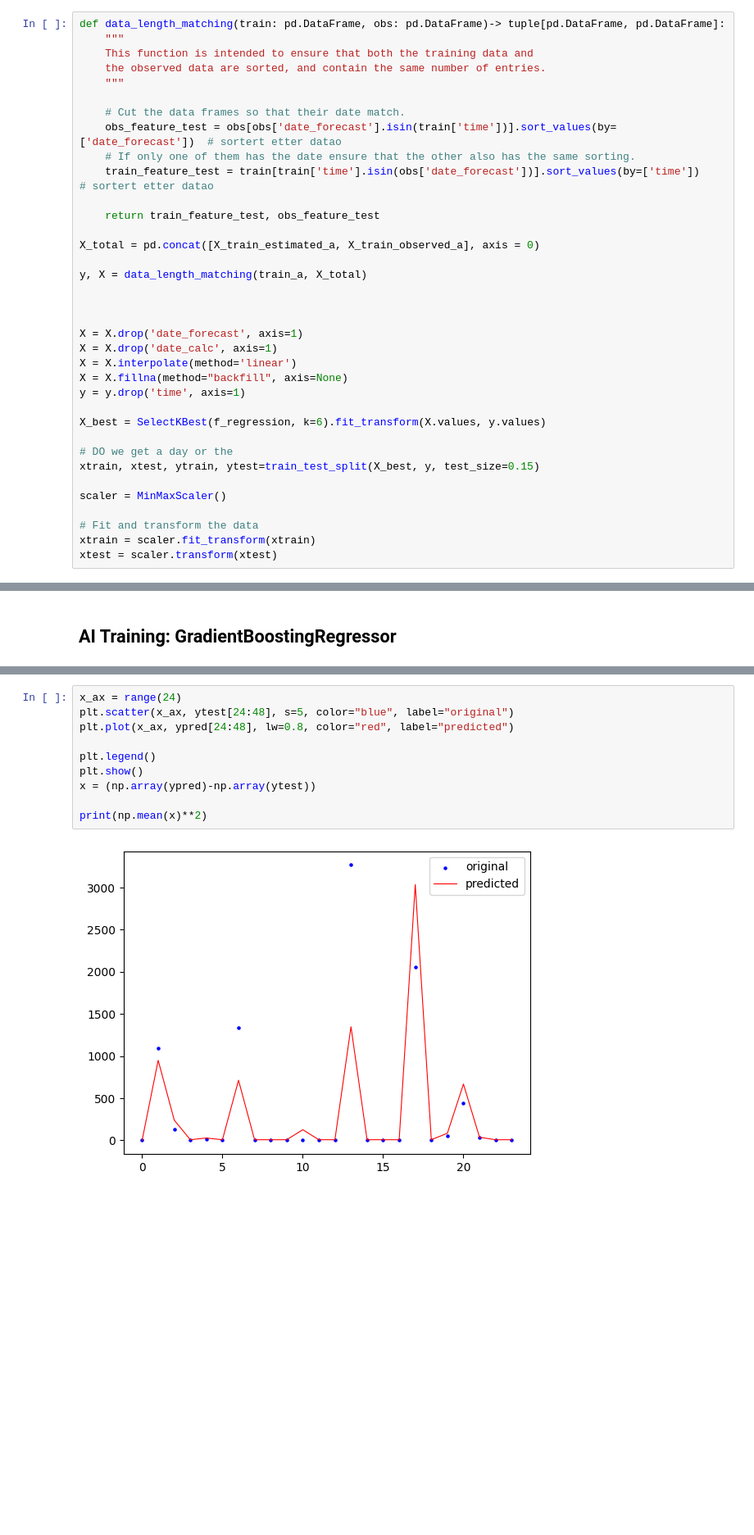
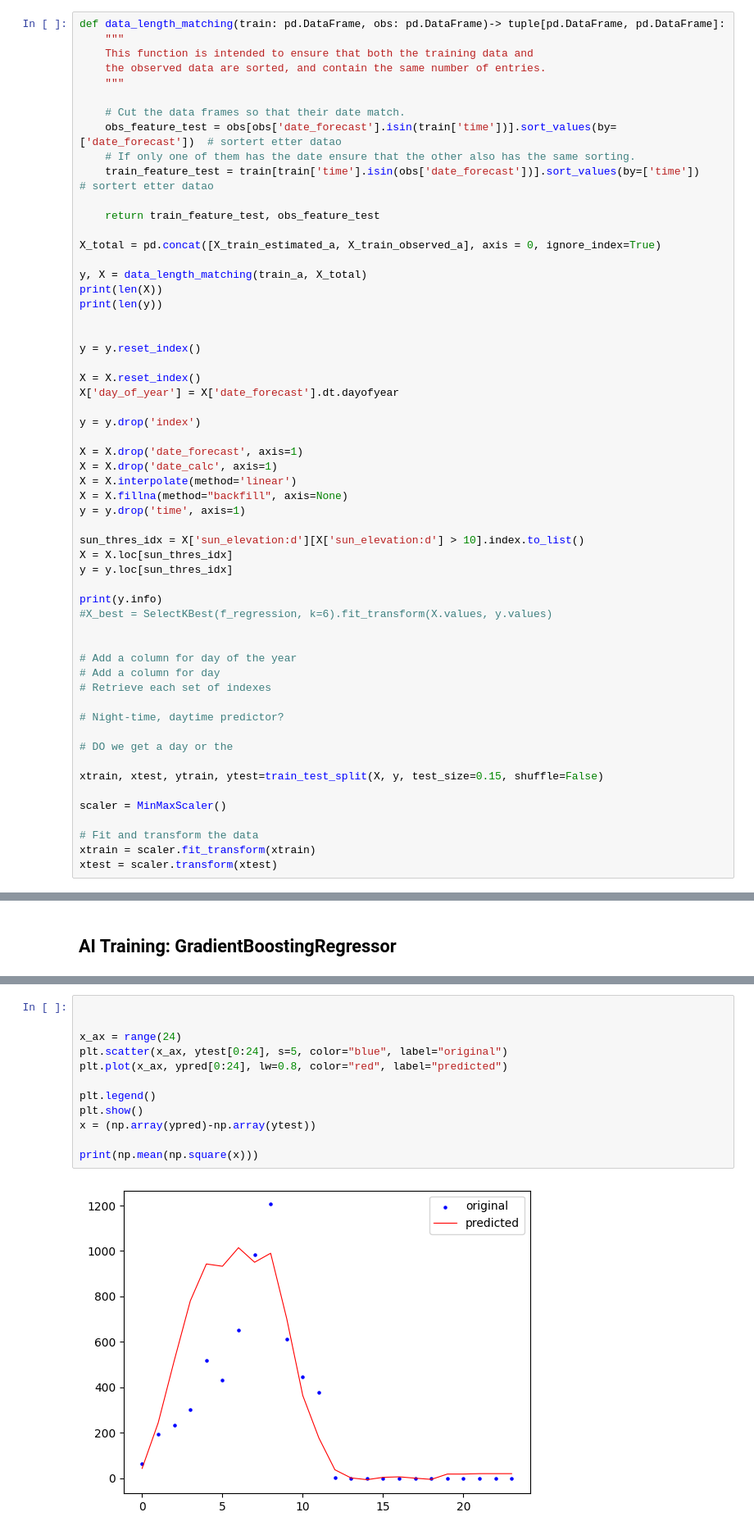
Before and after one commit to Myteck/TDT4173-Machine-Learning-Solar-Energy-Production-Forecasting, a Jupyter notebook: data/xg_boost.ipynb, the cells around one changed output, grey strips where cells are left out. Shown at 82% size. Saved outputs shown, nothing was run; the diff lists cells and outputs as text; blank space fills up the shorter version.

Commit message:
FEAT: XG-boost when we drop for when the sun is down.

```diff
--- a/data/xg_boost.ipynb
+++ b/data/xg_boost.ipynb
@@ -43,11 +71,19 @@ def data_length_matching(train: pd.DataFrame, obs: pd.DataFrame)-> tuple[pd.Data
 
     return train_feature_test, obs_feature_test
 
-X_total = pd.concat([X_train_estimated_a, X_train_observed_a], axis = 0)
+X_total = pd.concat([X_train_estimated_a, X_train_observed_a], axis = 0, ignore_index=True)
 
 y, X = data_length_matching(train_a, X_total)
+print(len(X))
+print(len(y))
 
 
+y = y.reset_index()
+
+X = X.reset_index()
+X['day_of_year'] = X['date_forecast'].dt.dayofyear
+
+y = y.drop('index')
 
 X = X.drop('date_forecast', axis=1)
 X = X.drop('date_calc', axis=1)
@@ -55,10 +91,23 @@ X = X.interpolate(method='linear')
 X = X.fillna(method="backfill", axis=None)
 y = y.drop('time', axis=1)
 
-X_best = SelectKBest(f_regression, k=6).fit_transform(X.values, y.values)
+sun_thres_idx = X['sun_elevation:d'][X['sun_elevation:d'] > 10].index.to_list()
+X = X.loc[sun_thres_idx]
+y = y.loc[sun_thres_idx]
+
+print(y.info)
+#X_best = SelectKBest(f_regression, k=6).fit_transform(X.values, y.values)
+
+
+# Add a column for day of the year
+# Add a column for day
+# Retrieve each set of indexes
+
+# Night-time, daytime predictor?
 
 # DO we get a day or the
-xtrain, xtest, ytrain, ytest=train_test_split(X_best, y, test_size=0.15)
+
+xtrain, xtest, ytrain, ytest=train_test_split(X, y, test_size=0.15, shuffle=False)
 
 scaler = MinMaxScaler()
 
@@ -143,12 +198,14 @@ Mean Squared Error: 222034.1999378944
 # %%
+
+
 x_ax = range(24)
-plt.scatter(x_ax, ytest[24:48], s=5, color="blue", label="original")
-plt.plot(x_ax, ypred[24:48], lw=0.8, color="red", label="predicted")
+plt.scatter(x_ax, ytest[0:24], s=5, color="blue", label="original")
+plt.plot(x_ax, ypred[0:24], lw=0.8, color="red", label="predicted")
 
 plt.legend()
 plt.show()
 x = (np.array(ypred)-np.array(ytest))
 
-print(np.mean(x)**2)
+print(np.mean(np.square(x)))
 # %% [output]
-[figure, old version]
+[figure, new version]
```
Also changed, not shown: parts of 12 cells of this notebook.
